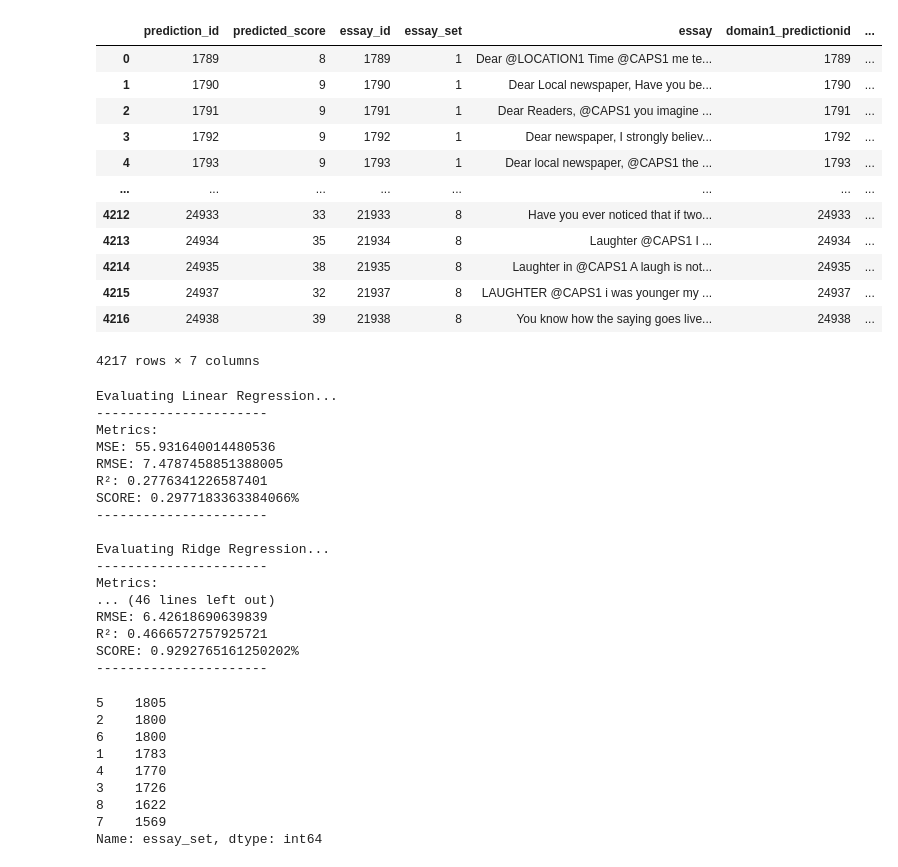
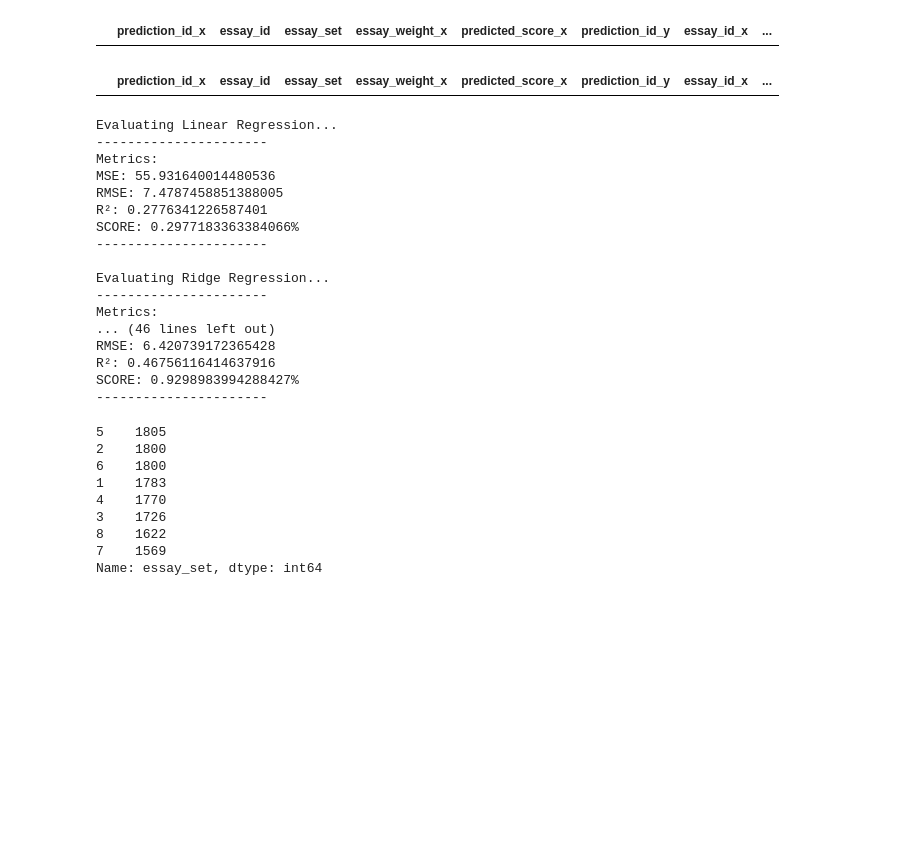
Before and after one commit to Group7-DSTI/ML-project, a Jupyter notebook: Kenneth.ipynb, the cells around one changed output. Saved outputs shown, nothing was run; the diff lists cells and outputs as text; code cells hidden in the pictures; blank space fills up the shorter version.

```diff
--- a/Kenneth.ipynb
+++ b/Kenneth.ipynb
@@ -28,7 +28,9 @@ False
 # %%
-df = pd.read_csv("/Users/kenneth/Desktop/ML-project/training_set_rel3.tsv", delimiter='\t', encoding='latin1')
-test_data = pd.read_csv("/Users/kenneth/Desktop/ML-project/test_set.tsv", delimiter='\t', encoding='latin1')
-validation_data = pd.read_csv("/Users/kenneth/Desktop/ML-project/valid_set.tsv", delimiter='\t', encoding='latin1')
-v1 = pd.read_csv('/Users/kenneth/Desktop/ML-project/valid_sample_submission_2_column.csv', header=1,names=['prediction_id', 'predicted_score'])
-validation_data
+df = pd.read_csv("training_set_rel3.tsv", delimiter='\t', encoding='latin1')
+test_data = pd.read_csv("test_set.tsv", delimiter='\t', encoding='latin1')
+validation_data = pd.read_csv("valid_set.tsv", delimiter='\t', encoding='latin1')
+v1 = pd.read_csv('valid_sample_submission_5_column.csv')
+v2 = v1[v1['essay_set']!=2]
+#validation_data
+v2
 # %% [output]
@@ -48,20 +90,17 @@ validation_data
 # %%
-validation_data = pd.merge(v1, validation_data, left_on='prediction_id', right_on='domain1_predictionid')
+validation_data = pd.merge(v2, validation_data, left_on='prediction_id', right_on='domain1_predictionid', how='inner')
+#validation_data=validation_data[validation_data['essay_set']== 2]
 validation_data
 # %% [output]
-|  | prediction_id | predicted_score | essay_id | essay_set | essay | domain1_predictionid | ... |
-| 0 | 1789 | 8 | 1789 | 1 | Dear @LOCATION1 Time @CAPS1 me te... | 1789 | ... |
-| 1 | 1790 | 9 | 1790 | 1 | Dear Local newspaper, Have you be... | 1790 | ... |
-| 2 | 1791 | 9 | 1791 | 1 | Dear Readers, @CAPS1 you imagine ... | 1791 | ... |
-| 3 | 1792 | 9 | 1792 | 1 | Dear newspaper, I strongly believ... | 1792 | ... |
-| 4 | 1793 | 9 | 1793 | 1 | Dear local newspaper, @CAPS1 the ... | 1793 | ... |
-| ... | ... | ... | ... | ... | ... | ... | ... |
-| 4212 | 24933 | 33 | 21933 | 8 | Have you ever noticed that if two... | 24933 | ... |
-| 4213 | 24934 | 35 | 21934 | 8 | Laughter @CAPS1 I ... | 24934 | ... |
-| 4214 | 24935 | 38 | 21935 | 8 | Laughter in @CAPS1 A laugh is not... | 24935 | ... |
-| 4215 | 24937 | 32 | 21937 | 8 | LAUGHTER @CAPS1 i was younger my ... | 24937 | ... |
-| 4216 | 24938 | 39 | 21938 | 8 | You know how the saying goes live... | 24938 | ... |
+|  | prediction_id_x | essay_id | essay_set | essay_weight_x | predicted_score_x | prediction_id_y | essay_id_x | ... |
-4217 rows × 7 columns
+# %%
+v2_2 = v1[v1['essay_set']==2]
+validation_data2 = validation_data[validation_data['essay_set']==2]
+
+#validation_data2 = pd.merge(v2_2, validation_data, left_on='prediction_id', right_on='domain1_predictionid', how='inner')
+validation_data2
+# %% [output]
+|  | prediction_id_x | essay_id | essay_set | essay_weight_x | predicted_score_x | prediction_id_y | essay_id_x | ... |
 # %%
 X = df['essay']
 y = df['domain1_score']
@@ -110,9 +149,9 @@ Evaluating Ridge Regression...
 ----------------------
 Metrics:
 ... (46 lines left out)
-RMSE: 6.42618690639839
-R²: 0.4666572757925721
-SCORE: 0.9292765161250202%
+RMSE: 6.420739172365428
+R²: 0.46756116414637916
+SCORE: 0.9298983994288427%
 ----------------------
 # %%
 moyenne_par_categorie = df.groupby('essay_set').size().mean()
```
Also changed, not shown: parts of 20 cells of this notebook.
